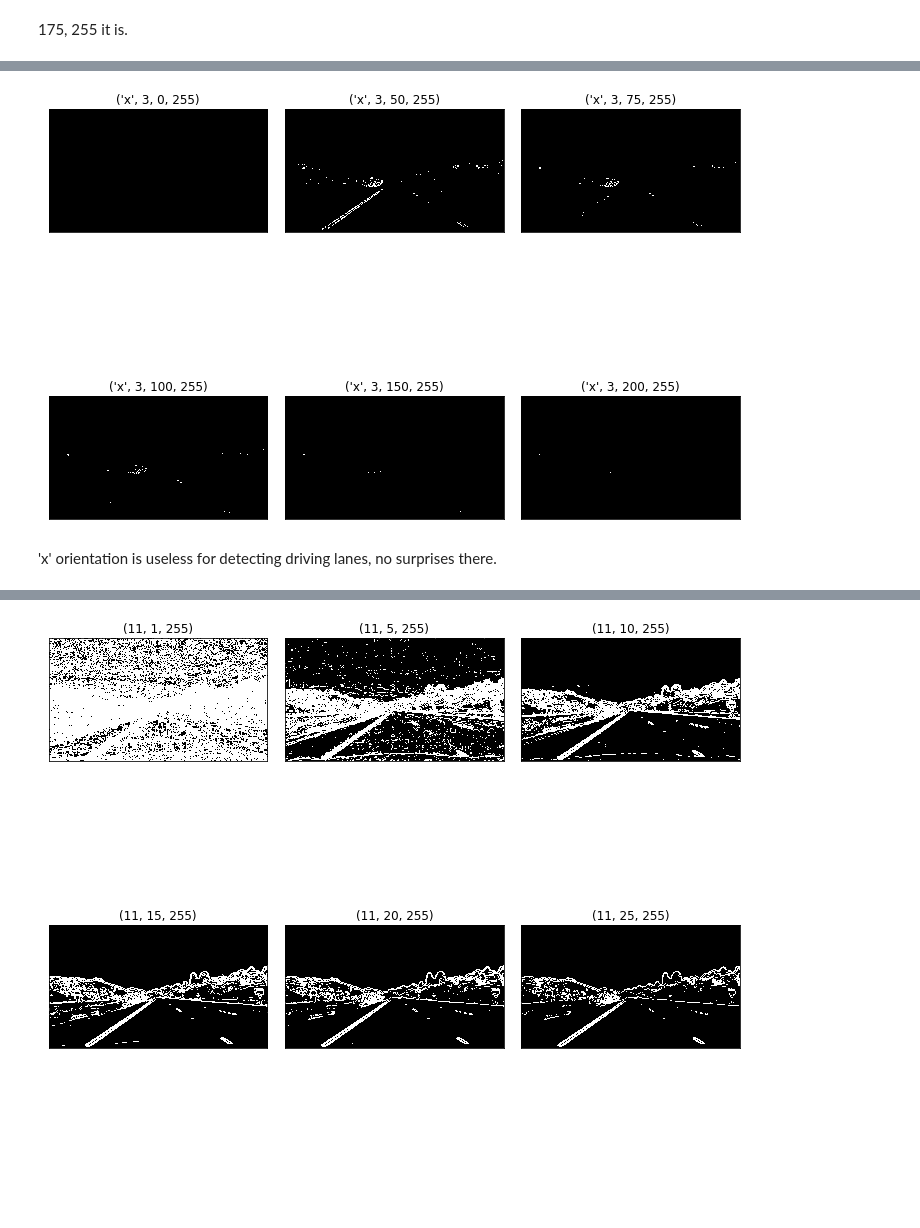
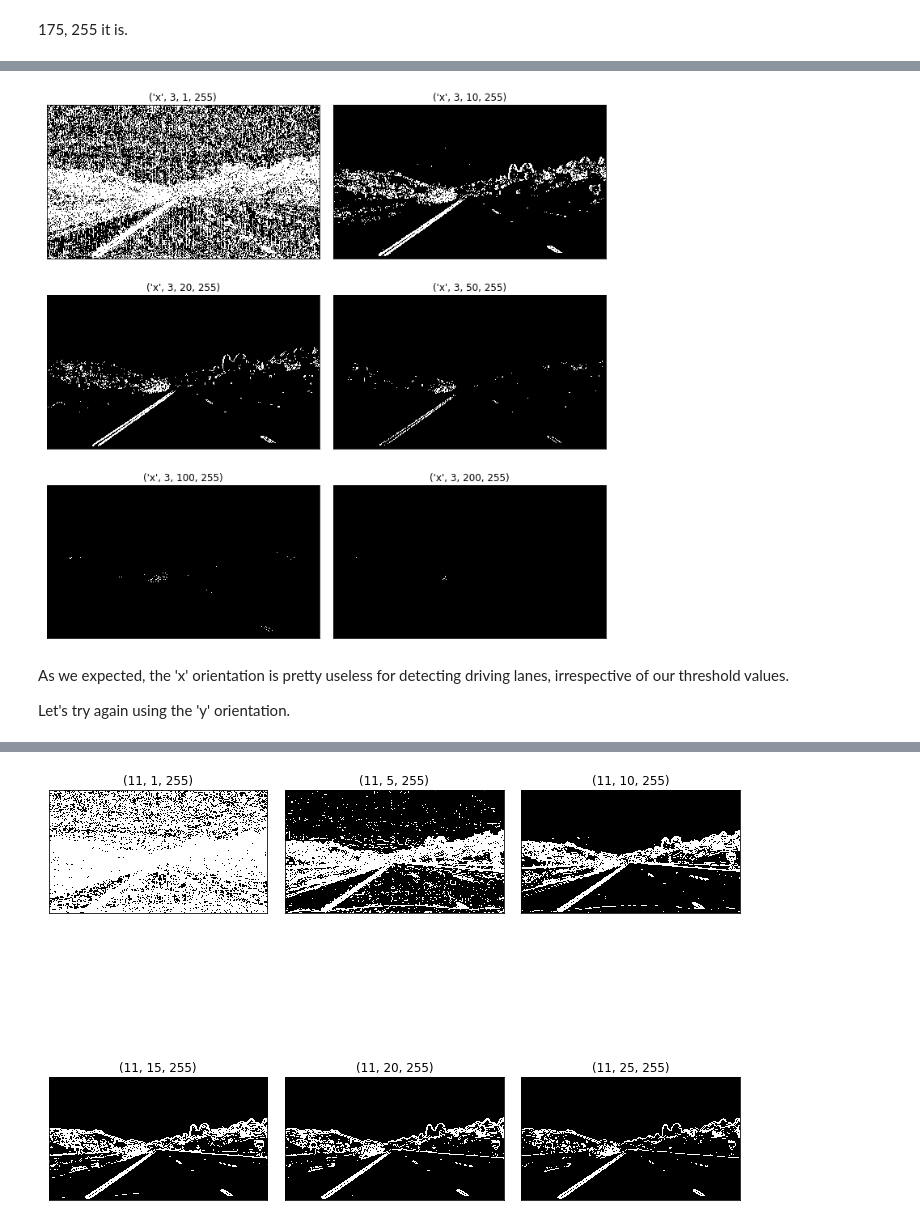
Before and after one commit to fqaiser94/CarND-Advanced-Lane-Lines, a Jupyter notebook: Lane_detection_piepeline.ipynb, the cells around one changed output, grey strips where cells are left out. Cells and saved outputs as stored; diff of their text form; code cells hidden in the pictures; blank space fills up the shorter version.

```diff
--- a/Lane_detection_piepeline.ipynb
+++ b/Lane_detection_piepeline.ipynb
@@ -504,31 +542,33 @@ def abs_sobel_thresh(img, orient='x', sobel_kernel=3, thresh=(0, 255)):
     return grad_binary
 # %%
 params=[
-    ('x', 3, 0, 255),
+    ('x', 3, 1, 255),
+    ('x', 3, 10, 255),
+    ('x', 3, 20, 255),
+
     ('x', 3, 50, 255),
-    ('x', 3, 75, 255),
-
     ('x', 3, 100, 255),
-    ('x', 3, 150, 255),
     ('x', 3, 200, 255)
     ]
 
 show_image_list(
     img_list=[
         abs_sobel_thresh(img = blur_image,
                          orient = param[0],
                          sobel_kernel = param[1],
                          thresh = (param[2], param[3])
                         ) for param in params
     ],
     img_labels=params,
     cmap='gray',
-    cols=3
+    cols=2
 )
 # %% [output]
-[figure, old version]
+[figure, new version]
-# %% [markdown]
-'x' orientation is useless for detecting driving lanes, no surprises there.
+# %% [markdown]
+As we expected, the 'x' orientation is pretty useless for detecting driving lanes, irrespective of our threshold values.
+
+Let's try again using the 'y' orientation.
 # %%
 params=[
     ('y', 11, 1, 255),
```
Also changed, not shown: parts of 20 cells of this notebook, 4 other files.
